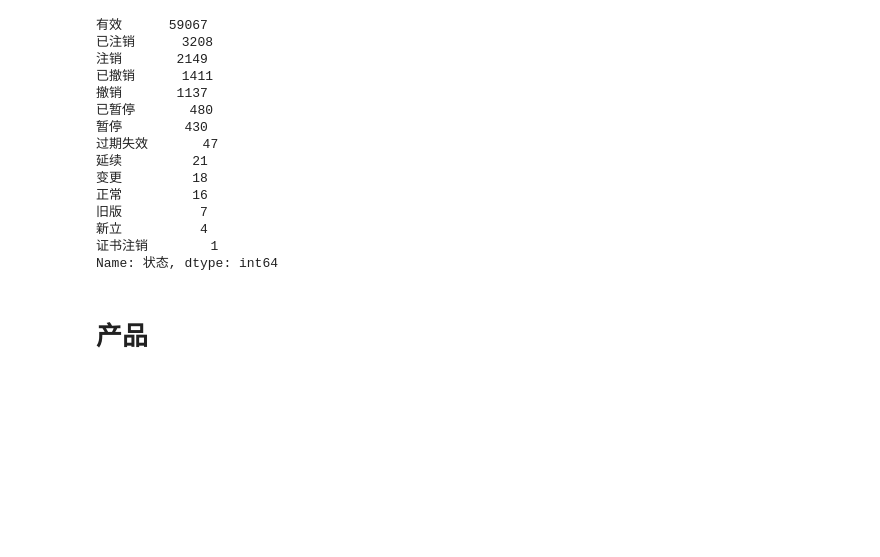
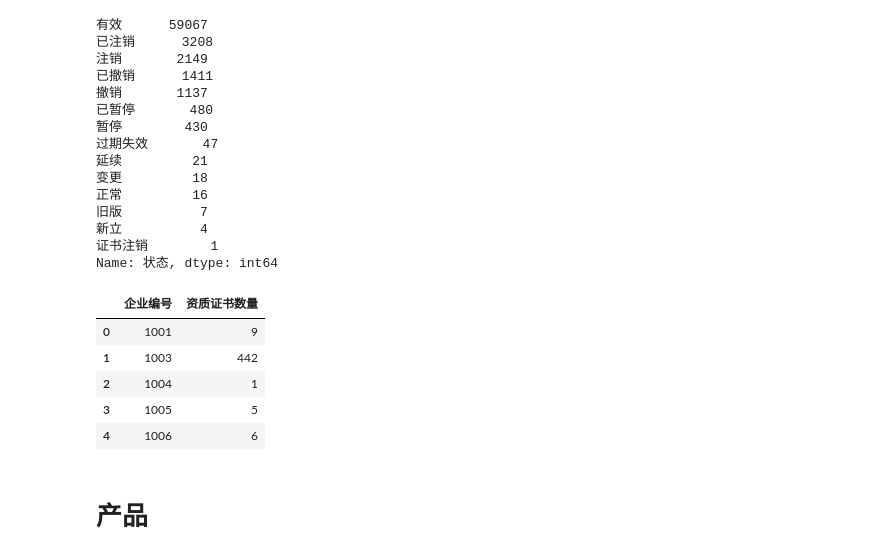
Before and after one commit to AlanConstantine/ISI-WorldCup2019, a Jupyter notebook: Code/FeatureEngineering/CombineNoFinancialData.ipynb, the cells around one changed output. Cells and saved outputs as stored; diff of their text form; code cells hidden in the pictures; blank space fills up the shorter version.

Commit message:
Update CombineNoFinancialData

```diff
--- a/Code/FeatureEngineering/CombineNoFinancialData.ipynb
+++ b/Code/FeatureEngineering/CombineNoFinancialData.ipynb
@@ -210,7 +209,7 @@ nowtime = pd.to_datetime(time.strftime(
 # new_df_zizhi = new_df_zizhi.loc[(new_df_zizhi['有效期截至日期'].notnull())]
 # df_zizhi = df_zizhi.loc[(df_zizhi['状态 '] == '有效')]
 # %%
-new_df_zizhi = new_df_zizhi.loc[(new_df_zizhi['有效期截至日期'] > nowtime)]
+new_df_zizhi = new_df_zizhi.loc[(new_df_zizhi['有效期截至日期'] > current_date)]
 new_df_zizhi['状态'].value_counts()
 # %% [output]
 有效      59067
@@ -234,11 +234,19 @@ new_df_zizhi = new_df_zizhi.loc[(
 # %%
-new_df_zizhi = pd.DataFrame(new_df_zizhi['企业编号'].value_counts())
-new_df_zizhi.columns = ['资质证书数量']
-new_df_zizhi['企业编号'] = new_df_zizhi.index
-new_df_zizhi.sort_values(by=['企业编号'], inplace=True)
-new_df_zizhi = new_df_zizhi[['企业编号', '资质证书数量']]
-new_df_zizhi = new_df_zizhi.set_index(np.arange(0, len(new_df_zizhi)))
-# new_df_zizhi.head(n=20)
+new_df_zizhi_count = pd.DataFrame(new_df_zizhi['企业编号'].value_counts())
+new_df_zizhi_count.columns = ['资质证书数量']
+new_df_zizhi_count['企业编号'] = new_df_zizhi_count.index
+new_df_zizhi_count.sort_values(by=['企业编号'], inplace=True)
+# new_df_zizhi_count
+new_df_zizhi_count = new_df_zizhi_count[['企业编号', '资质证书数量']]
+new_df_zizhi_count =new_df_zizhi_count.set_index(np.arange(0, len(new_df_zizhi_count)))
+new_df_zizhi_count.head(n=5)
+# %% [output]
+|  | 企业编号 | 资质证书数量 |
+| 0 | 1001 | 9 |
+| 1 | 1003 | 442 |
+| 2 | 1004 | 1 |
+| 3 | 1005 | 5 |
+| 4 | 1006 | 6 |
 # %%
 # merge_zhuzuo_zuopin_project_nashui_zizhi = (pd.merge(merge_zhuzuo_zuopin_project_nashui, new_df_zizhi,
 #                                                      on='企业编号', how='outer')).fillna(0).astype(int)
```
Also changed, not shown: parts of 4 cells of this notebook.
